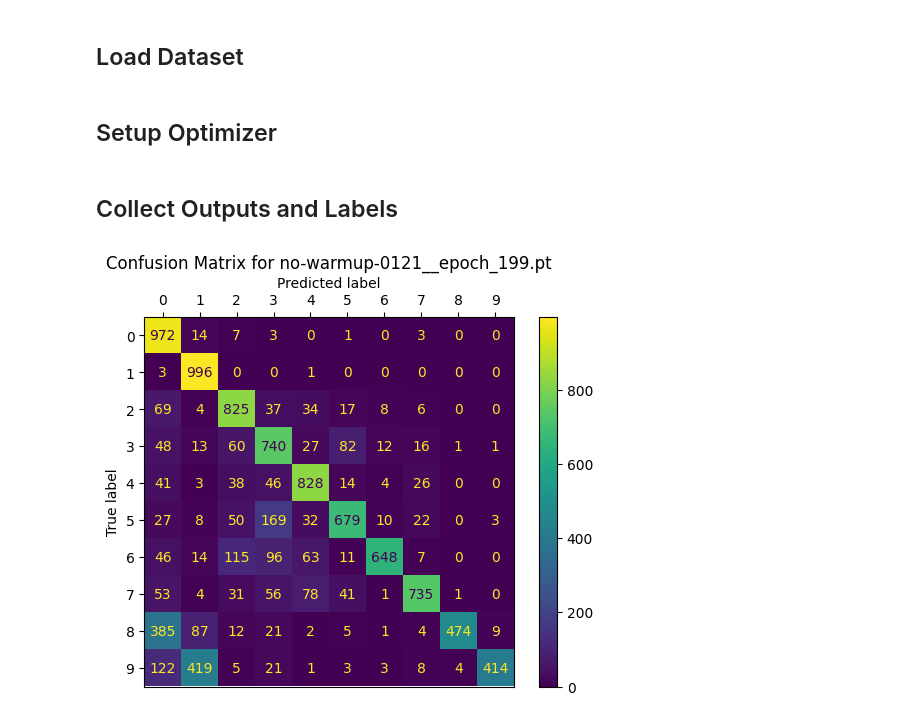
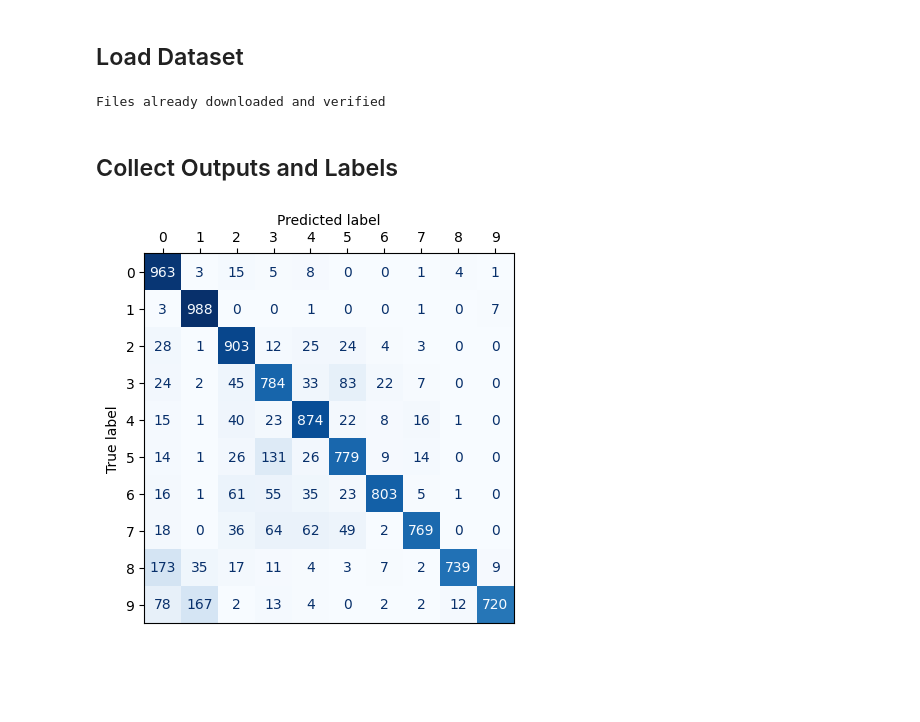
Before and after one commit to seungjaeryanlee/pure-noise, a Jupyter notebook: analysis_confusion_matrix.ipynb, the cells around one changed output. Cells and saved outputs as stored; diff of their text form; code cells hidden in the pictures; blank space fills up the shorter version.

Commit message:
Update confusion matrix analysis notebook

```diff
--- a/analysis_confusion_matrix.ipynb
+++ b/analysis_confusion_matrix.ipynb
@@ -51,14 +55,20 @@ torch.manual_seed(0)
 # %% [markdown]
 ## Initialize Model
 # %%
-from initializers import initialize_model
+from initializers import initialize_model, InputNormalize
+from models.noise_bn_option import NoiseBnOption
 
 net = initialize_model(
     model_name=CONFIG.model,
     num_classes=CONFIG.num_classes,
-    enable_dar_bn=False,
-    dropout_rate=0,
-)
+    noise_bn_option=NoiseBnOption[CONFIG.noise_bn_option],
+    dropout_rate=CONFIG.dropout_rate)
+net = net.to(device)
+
+normalizer = InputNormalize(
+    torch.Tensor(CONFIG.normalize_mean).to(device),
+    torch.Tensor(CONFIG.normalize_std).to(device)
+).to(device)
 # %%
 from checkpointing import load_checkpoint
 
@@ -70,21 +79,20 @@ net = net.eval()
 ## Load Dataset
 # %%
 from torch.utils.data import DataLoader
-
-from datasets.cifar10lt import build_train_dataset, build_valid_dataset
+from torchvision.datasets import CIFAR10, CIFAR100
 from initializers import initialize_transforms
 
-# TODO: Use train_dataset
+DATA_ROOT = "./data"
 valid_transform = initialize_transforms(CONFIG.valid_transform_reprs)
-valid_dataset = build_valid_dataset(transform=valid_transform)
+valid_dataset = CIFAR10(root=DATA_ROOT, train=False, transform=valid_transform, download=True)
 valid_loader = DataLoader(
     valid_dataset,
     batch_size=CONFIG.batch_size,
     num_workers=CONFIG.num_workers,
     pin_memory=CONFIG.enable_pin_memory,
 )
+# %% [output]
+Files already downloaded and verified
-# %% [markdown]
-## Setup Optimizer
 # %% [markdown]
 ## Collect Outputs and Labels
 # %%
@@ -93,8 +101,12 @@ valid_outputs = []
 valid_labels = []
 for minibatch_i, (inputs, labels) in enumerate(valid_loader):
     inputs = inputs.float().to(device)
-    labels = labels.to(device)
-    outputs = net(inputs)
+
+    with torch.no_grad():
+        inputs = normalizer(inputs)
+        labels = labels.to(device)
+        outputs = net(inputs)
+
     valid_outputs.extend(outputs.cpu().detach().tolist())
     valid_labels.extend(labels.cpu().detach().tolist())
 
@@ -104,12 +116,13 @@ valid_preds = np.argmax(valid_outputs, axis=1)
 # %%
 import matplotlib.pyplot as plt
 from sklearn.metrics import ConfusionMatrixDisplay
 
 fig, ax = plt.subplots()
-cmp = ConfusionMatrixDisplay.from_predictions(y_true=valid_labels, y_pred=valid_preds, ax=ax)
+cmp = ConfusionMatrixDisplay.from_predictions(y_true=valid_labels, y_pred=valid_preds, ax=ax, colorbar=False, cmap=plt.cm.Blues)
 ax.xaxis.set_ticks_position('top')
 ax.xaxis.set_label_position('top')
-ax.set_title(f"Confusion Matrix for {CONFIG.checkpoint_filename}")
+# ax.set_title(f"Confusion Matrix")
+fig.savefig(f"confusion_matrix_{CONFIG.checkpoint_filename}.png", bbox_inches="tight")
 fig.show()
 # %% [output]
-[figure, old version]
+[figure, new version]
```
Also changed, not shown: parts of 2 cells of this notebook.
